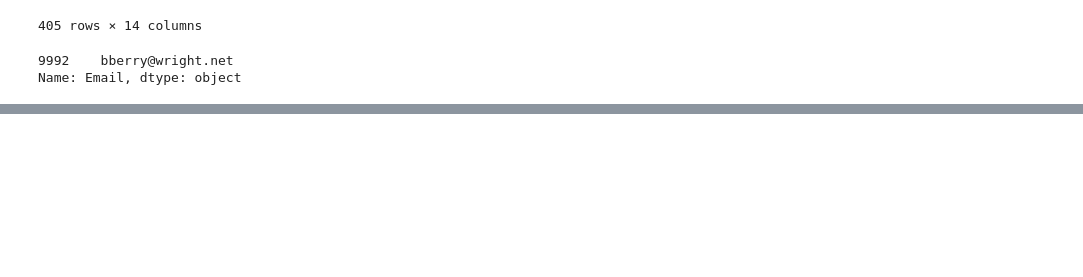
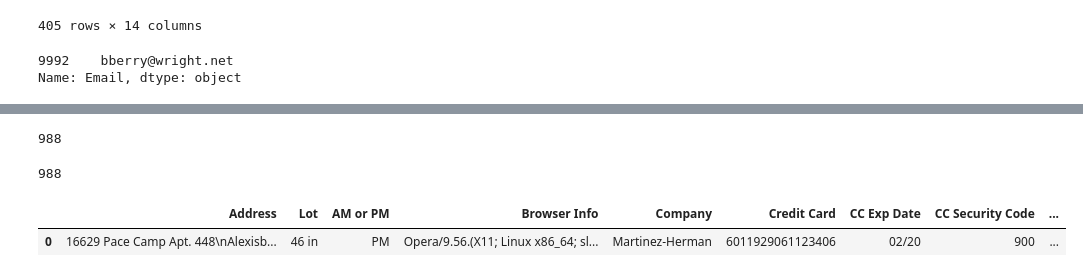
Before and after one commit to piyush6705/eda, a Jupyter notebook: ecom.ipynb, the cells around one changed output, grey strips where cells are left out. Cells and saved outputs as stored; diff of their text form; code cells hidden in the pictures; blank space fills up the shorter version.

```diff
--- a/Untitled.ipynb
+++ b/ecom.ipynb
@@ -241,0 +271,8 @@ Name: Email, dtype: object
+# %%
+fun()
+# %% [output]
+988
+# %%
+len(df[df['CC Exp Date'].apply(lambda x:x[3:]=='20')])
+# %% [output]
+988
@@ -241,0 +283,7 @@ Name: Email, dtype: object
+# %%
+df['temp']=list
+# %%
+df.head(1)
+# %% [output]
+|  | Address | Lot | AM or PM | Browser Info | Company | Credit Card | CC Exp Date | CC Security Code | ... |
+| 0 | 16629 Pace Camp Apt. 448\nAlexisb... | 46 in | PM | Opera/9.56.(X11; Linux x86_64; sl... | Martinez-Herman | 6011929061123406 | 02/20 | 900 | ... |
```
Also changed, not shown: parts of 6 cells of this notebook, 1 other file.
